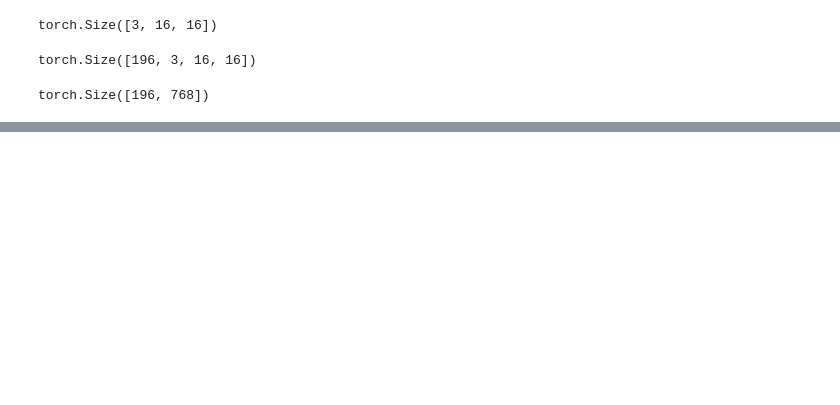
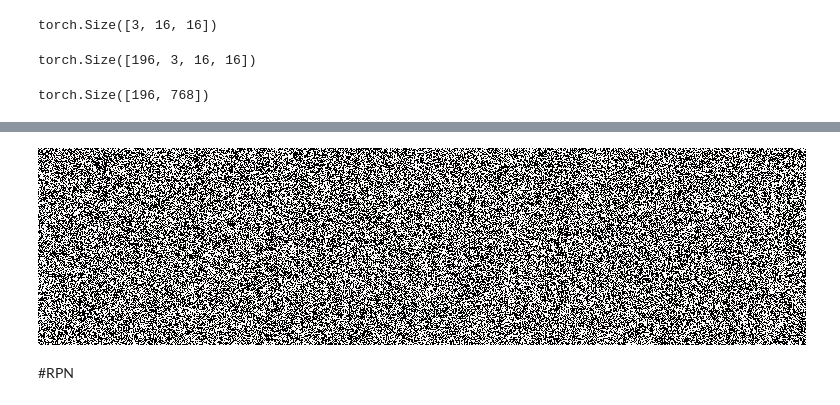
Before and after one commit to bishwajyotichaudhary46/Transformer-RPN, a Jupyter notebook: research/trails.ipynb, the cells around one changed output, grey strips where cells are left out. Cells and saved outputs as stored; diff of their text form; code cells hidden in the pictures; blank space fills up the shorter version.

Commit message:
transformer experiments donegit add .!

```diff
--- a/research/trails.ipynb
+++ b/research/trails.ipynb
@@ -387,0 +475,22 @@ torch.Size([196, 768])
+# %%
+class TransformerEncoder(nn.Module):
+  def __init__(self,embedding_dim=768,num_heads=12,hidden_dim=3072,dropout_prob=0.1):
+    super().__init__()
+    self.MSA = MultiHeadSelfAttention(embedding_dim,num_heads)
+    self.MLP = MultiLayerPerceptron(embedding_dim,hidden_dim)
+    self.layer_norm1 = nn.LayerNorm(embedding_dim)
+    self.layer_norm2 = nn.LayerNorm(embedding_dim)
+    self.dropout1 = nn.Dropout(p=dropout_prob)
+    self.dropout2 = nn.Dropout(p=dropout_prob)
+    self.dropout3 = nn.Dropout(p=dropout_prob)
+  def forward(self,x):
+    out_1 = self.dropout1(x)
+    out_2 = self.layer_norm1(out_1)
+    msa_out = self.MSA(out_2)
+    out_3 = self.dropout2(msa_out)
+    res_out = x +  out_3
+    out_4 = self.layer_norm2(res_out)
+    mlp_out = self.MLP(out_4)
+    out_5 = self.dropout3(mlp_out)
+    output = res_out + out_5
+    return output
@@ -387,0 +539,2 @@ torch.Size([196, 768])
+# %%
+transformer_model = VisionTransformer()
@@ -387,0 +545,2 @@ torch.Size([196, 768])
+# %%
+featuremap = transformer_model(image)
@@ -387,0 +567,9 @@ torch.Size([196, 768])
+# %%
+from matplotlib import cm
+im = Image.fromarray(np.uint8(cm.gist_earth(featuremap[0].detach().numpy())*255))
+# %%
+im
+# %% [output]
+[figure, added]
+# %% [markdown]
+#RPN
```
Also changed, not shown: parts of 16 cells of this notebook, 1 other file.
